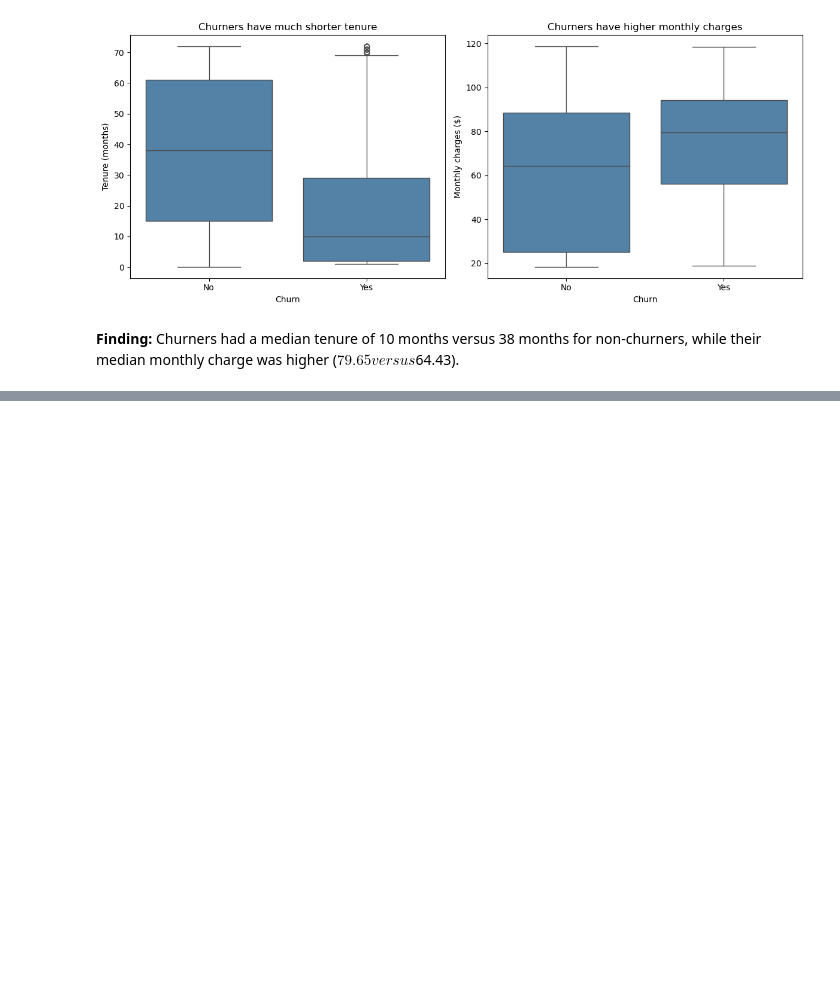
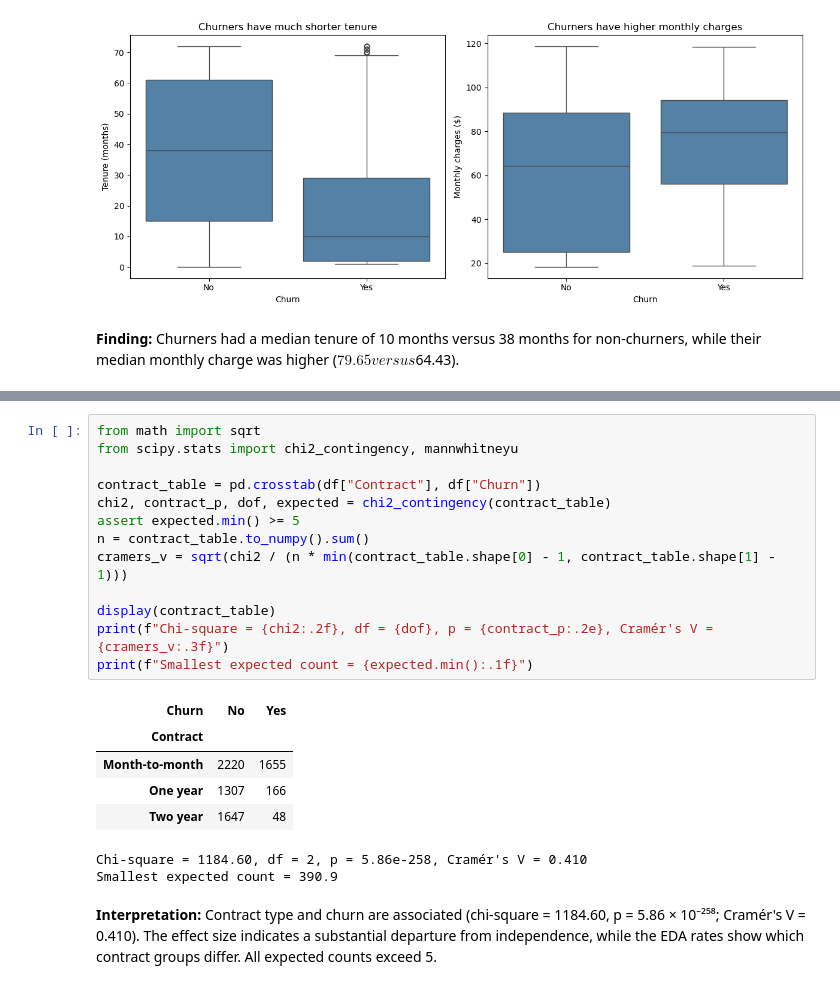
Before and after one commit to adhil-51006/telco-churn-analysis, a Jupyter notebook: churn_analysis.ipynb, the cells around one changed output, grey strips where cells are left out. Saved outputs shown, nothing was run; the diff lists cells and outputs as text; blank space fills up the shorter version.

Commit message:
Step 3: Test churn associations and report effect sizes

```diff
--- a/churn_analysis.ipynb
+++ b/churn_analysis.ipynb
@@ -220,0 +229,23 @@ plt.show()
+# %%
+from math import sqrt
+from scipy.stats import chi2_contingency, mannwhitneyu
+
+contract_table = pd.crosstab(df["Contract"], df["Churn"])
+chi2, contract_p, dof, expected = chi2_contingency(contract_table)
+assert expected.min() >= 5
+n = contract_table.to_numpy().sum()
+cramers_v = sqrt(chi2 / (n * min(contract_table.shape[0] - 1, contract_table.shape[1] - 1)))
+
+display(contract_table)
+print(f"Chi-square = {chi2:.2f}, df = {dof}, p = {contract_p:.2e}, Cramér's V = {cramers_v:.3f}")
+print(f"Smallest expected count = {expected.min():.1f}")
+# %% [output]
+| Churn | No | Yes |
+| Contract |  |  |
+| Month-to-month | 2220 | 1655 |
+| One year | 1307 | 166 |
+| Two year | 1647 | 48 |
+Chi-square = 1184.60, df = 2, p = 5.86e-258, Cramér's V = 0.410
+Smallest expected count = 390.9
+# %% [markdown]
+**Interpretation:** Contract type and churn are associated (chi-square = 1184.60, p = 5.86 × 10⁻²⁵⁸; Cramér's V = 0.410). The effect size indicates a substantial departure from independence, while the EDA rates show which contract groups differ. All expected counts exceed 5.
```
Also changed, not shown: parts of 5 cells of this notebook.
